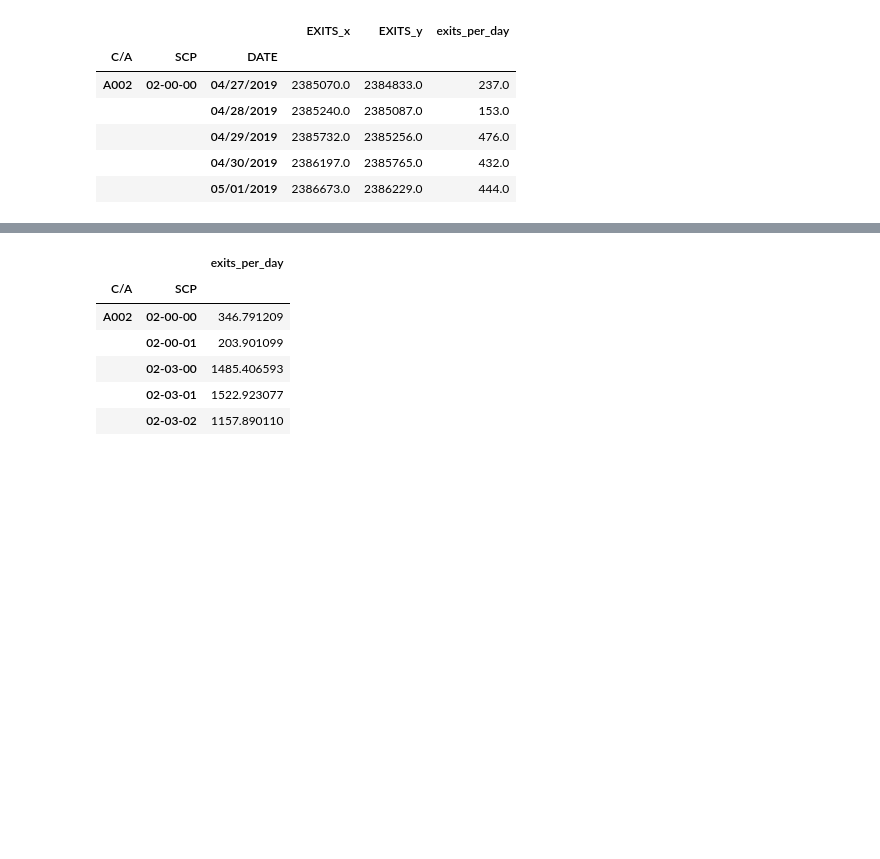
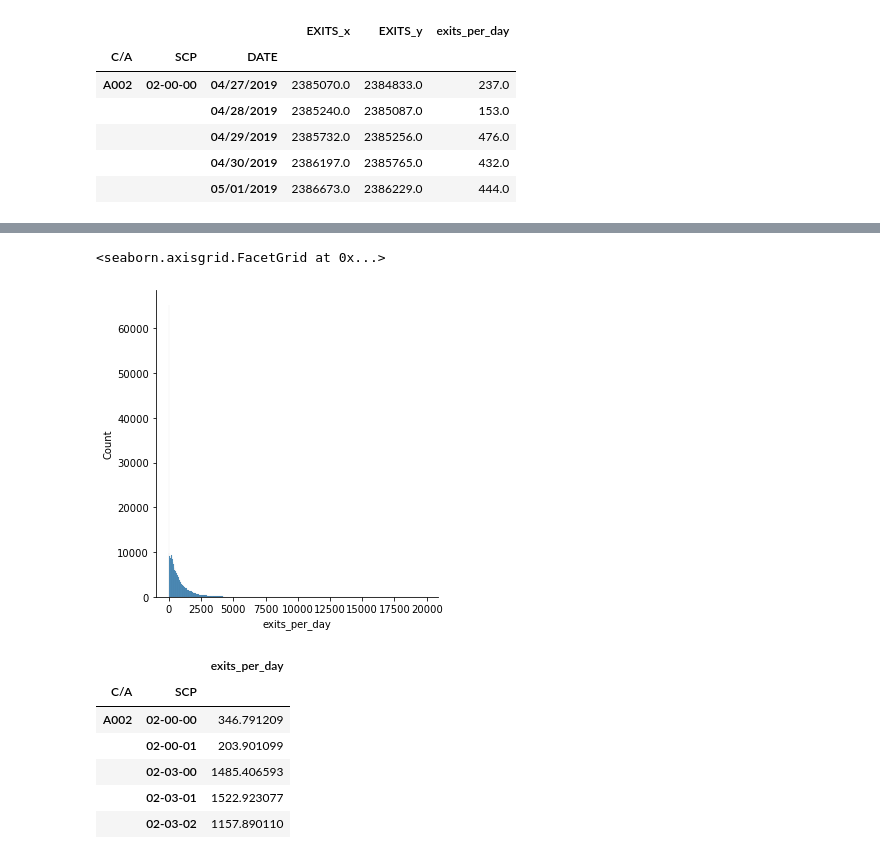
Before and after one commit to Andrewjw91/NY-MTA-Exploratory-Data-Analysis, a Jupyter notebook: mta py 2.ipynb, the cells around one changed output, grey strips where cells are left out. Saved outputs shown, nothing was run; the diff lists cells and outputs as text; code cells hidden in the pictures; blank space fills up the shorter version.

```diff
--- a/mta py 2.ipynb
+++ b/mta py 2.ipynb
@@ -112,0 +114,6 @@ total_scp_exit.loc['N207','00-00-00'].sort_values(by=['exits_per_day'],ascending
+# %%
+sns.displot(total_scp_exit[(total_scp_exit.exits_per_day <20000)].exits_per_day)
+#This shows distribution of exits_per_day values
+# %% [output]
+<seaborn.axisgrid.FacetGrid at 0x...>
+[figure, added]
```
Also changed, not shown: parts of 11 cells of this notebook.
